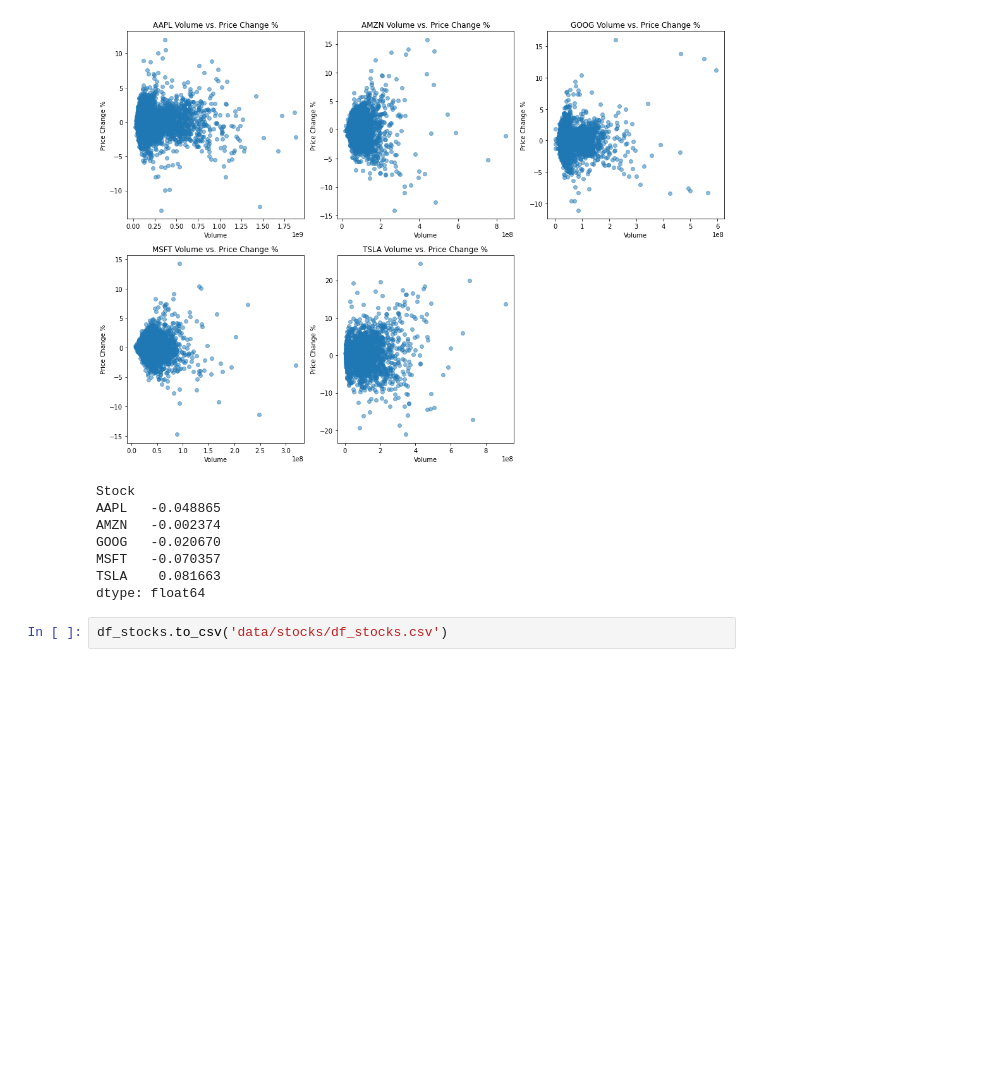
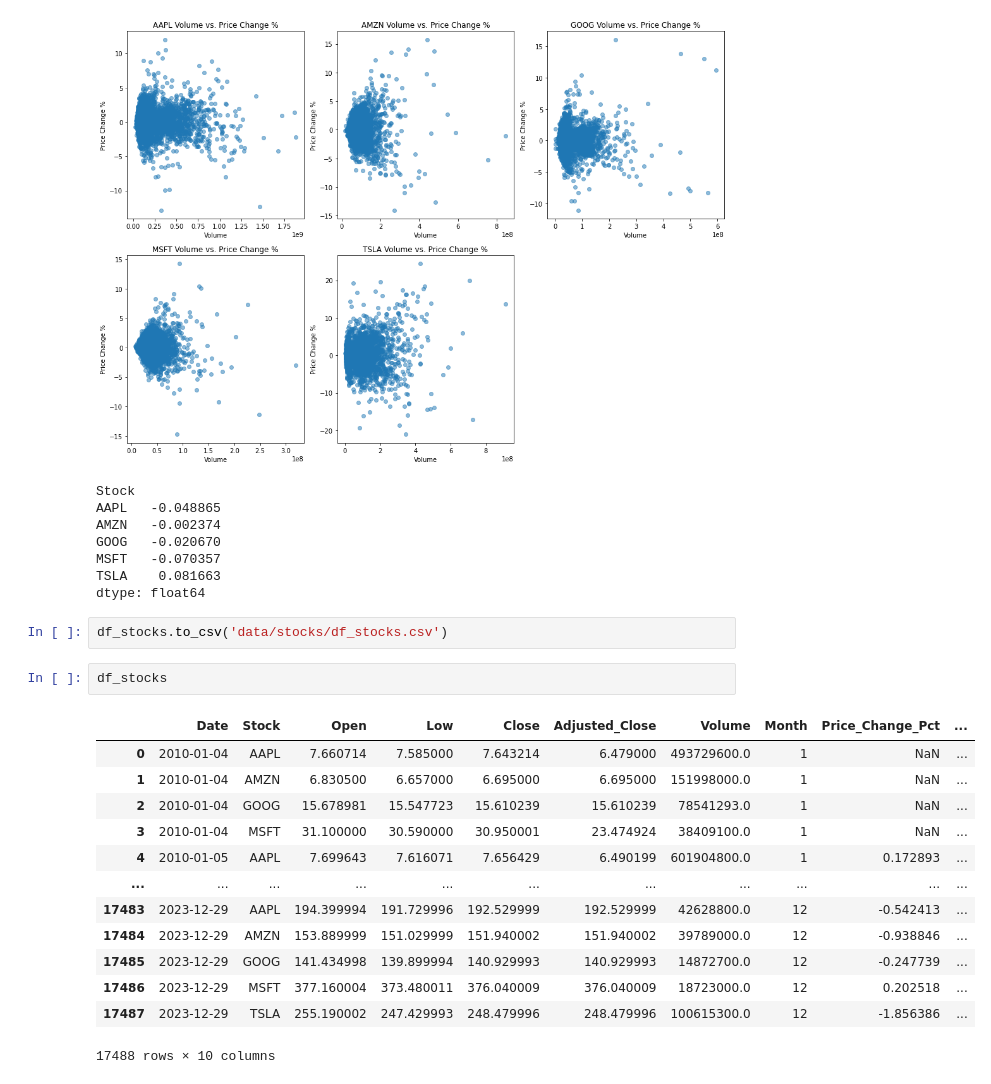
Before and after one commit to EthanFalcao/Sentiment-Analysis-in-Financial-Markets, a Jupyter notebook: (Stocks) - Exploratory Data Analysis.ipynb, the cells around one changed output. Saved outputs shown, nothing was run; the diff lists cells and outputs as text; blank space fills up the shorter version.

```diff
--- a/(Stocks) - Exploratory Data Analysis.ipynb
+++ b/(Stocks) - Exploratory Data Analysis.ipynb
@@ -433,3 +433,19 @@ TSLA    0.081663
 dtype: float64
 # %%
 df_stocks.to_csv('data/stocks/df_stocks.csv')
+# %%
+df_stocks
+# %% [output]
+|  | Date | Stock | Open | Low | Close | Adjusted_Close | Volume | Month | Price_Change_Pct | ... |
+| 0 | 2010-01-04 | AAPL | 7.660714 | 7.585000 | 7.643214 | 6.479000 | 493729600.0 | 1 | NaN | ... |
+| 1 | 2010-01-04 | AMZN | 6.830500 | 6.657000 | 6.695000 | 6.695000 | 151998000.0 | 1 | NaN | ... |
+| 2 | 2010-01-04 | GOOG | 15.678981 | 15.547723 | 15.610239 | 15.610239 | 78541293.0 | 1 | NaN | ... |
+| 3 | 2010-01-04 | MSFT | 31.100000 | 30.590000 | 30.950001 | 23.474924 | 38409100.0 | 1 | NaN | ... |
+| 4 | 2010-01-05 | AAPL | 7.699643 | 7.616071 | 7.656429 | 6.490199 | 601904800.0 | 1 | 0.172893 | ... |
+| ... | ... | ... | ... | ... | ... | ... | ... | ... | ... | ... |
+| 17483 | 2023-12-29 | AAPL | 194.399994 | 191.729996 | 192.529999 | 192.529999 | 42628800.0 | 12 | -0.542413 | ... |
+| 17484 | 2023-12-29 | AMZN | 153.889999 | 151.029999 | 151.940002 | 151.940002 | 39789000.0 | 12 | -0.938846 | ... |
+| 17485 | 2023-12-29 | GOOG | 141.434998 | 139.899994 | 140.929993 | 140.929993 | 14872700.0 | 12 | -0.247739 | ... |
+| 17486 | 2023-12-29 | MSFT | 377.160004 | 373.480011 | 376.040009 | 376.040009 | 18723000.0 | 12 | 0.202518 | ... |
+| 17487 | 2023-12-29 | TSLA | 255.190002 | 247.429993 | 248.479996 | 248.479996 | 100615300.0 | 12 | -1.856386 | ... |
+17488 rows × 10 columns
```
Also changed, not shown: 3 other files.
